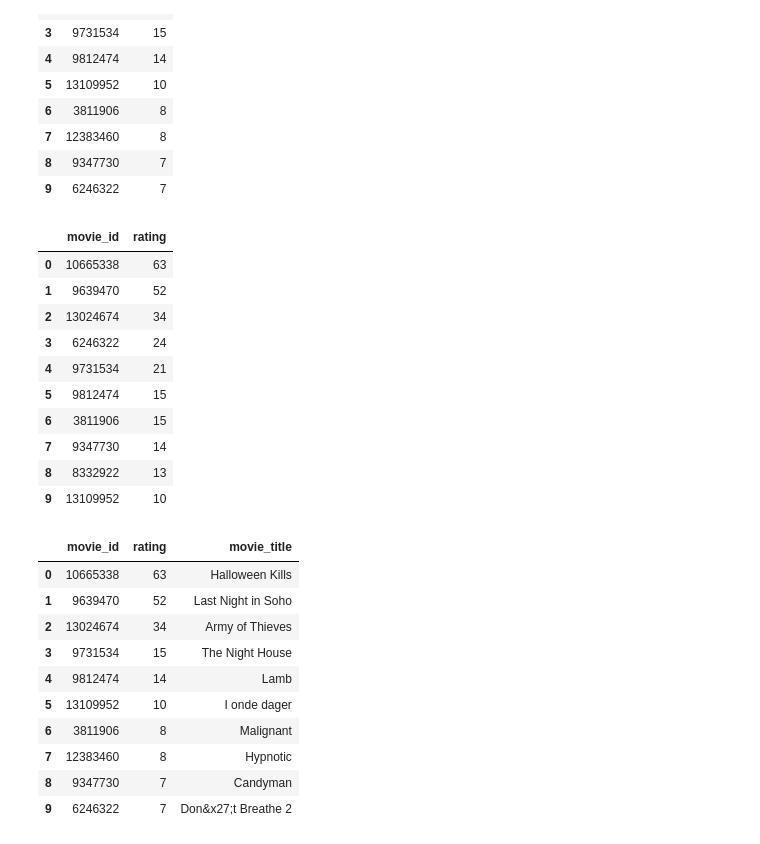
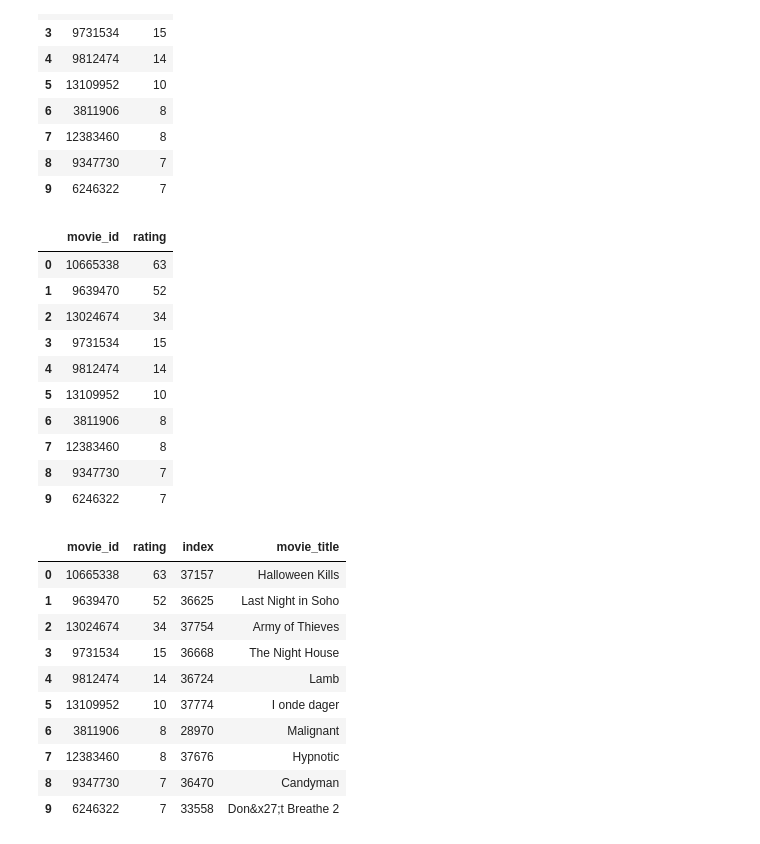
Before and after one commit to jessimk/practical_recsys_project, a Jupyter notebook: 2_NonPersonalizedRecs.ipynb, the cells around one changed output. Saved outputs shown, nothing was run; the diff lists cells and outputs as text; code cells hidden in the pictures.

```diff
--- a/2_NonPersonalizedRecs.ipynb
+++ b/2_NonPersonalizedRecs.ipynb
@@ -16,6 +16,7 @@ movies = pd.read_csv('https://raw.githubusercontent.com/sidooms/MovieTweetings/m
                 names=['movie_id','movie_title_year',
                         'genre'],
                  sep='::')
+movies['index'] = movies.index
 # %%
 movies.head()
 # %% [output]
@@ -319,29 +321,29 @@ horror_top10
 | 0 | 10665338 | 63 |
 | 1 | 9639470 | 52 |
 | 2 | 13024674 | 34 |
-| 3 | 6246322 | 24 |
-| 4 | 9731534 | 21 |
-| 5 | 9812474 | 15 |
-| 6 | 3811906 | 15 |
-| 7 | 9347730 | 14 |
-| 8 | 8332922 | 13 |
-| 9 | 13109952 | 10 |
+| 3 | 9731534 | 15 |
+| 4 | 9812474 | 14 |
+| 5 | 13109952 | 10 |
+| 6 | 3811906 | 8 |
+| 7 | 12383460 | 8 |
+| 8 | 9347730 | 7 |
+| 9 | 6246322 | 7 |
 # %%
 pd.merge(
-    horror_top10, movies[['movie_id', 'movie_title']],
+    horror_top10, movies[['index','movie_id', 'movie_title']],
     how='left', on='movie_id')
 # %% [output]
-|  | movie_id | rating | movie_title |
-| 0 | 10665338 | 63 | Halloween Kills |
-| 1 | 9639470 | 52 | Last Night in Soho |
-| 2 | 13024674 | 34 | Army of Thieves |
-| 3 | 9731534 | 15 | The Night House |
-| 4 | 9812474 | 14 | Lamb |
-| 5 | 13109952 | 10 | I onde dager |
-| 6 | 3811906 | 8 | Malignant |
-| 7 | 12383460 | 8 | Hypnotic |
-| 8 | 9347730 | 7 | Candyman |
-| 9 | 6246322 | 7 | Don&x27;t Breathe 2 |
+|  | movie_id | rating | index | movie_title |
+| 0 | 10665338 | 63 | 37157 | Halloween Kills |
+| 1 | 9639470 | 52 | 36625 | Last Night in Soho |
+| 2 | 13024674 | 34 | 37754 | Army of Thieves |
+| 3 | 9731534 | 15 | 36668 | The Night House |
+| 4 | 9812474 | 14 | 36724 | Lamb |
+| 5 | 13109952 | 10 | 37774 | I onde dager |
+| 6 | 3811906 | 8 | 28970 | Malignant |
+| 7 | 12383460 | 8 | 37676 | Hypnotic |
+| 8 | 9347730 | 7 | 36470 | Candyman |
+| 9 | 6246322 | 7 | 33558 | Don&x27;t Breathe 2 |
 # %%
 toptencharts['Horror']
 # %% [output]
```
Also changed, not shown: parts of 20 cells of this notebook.
